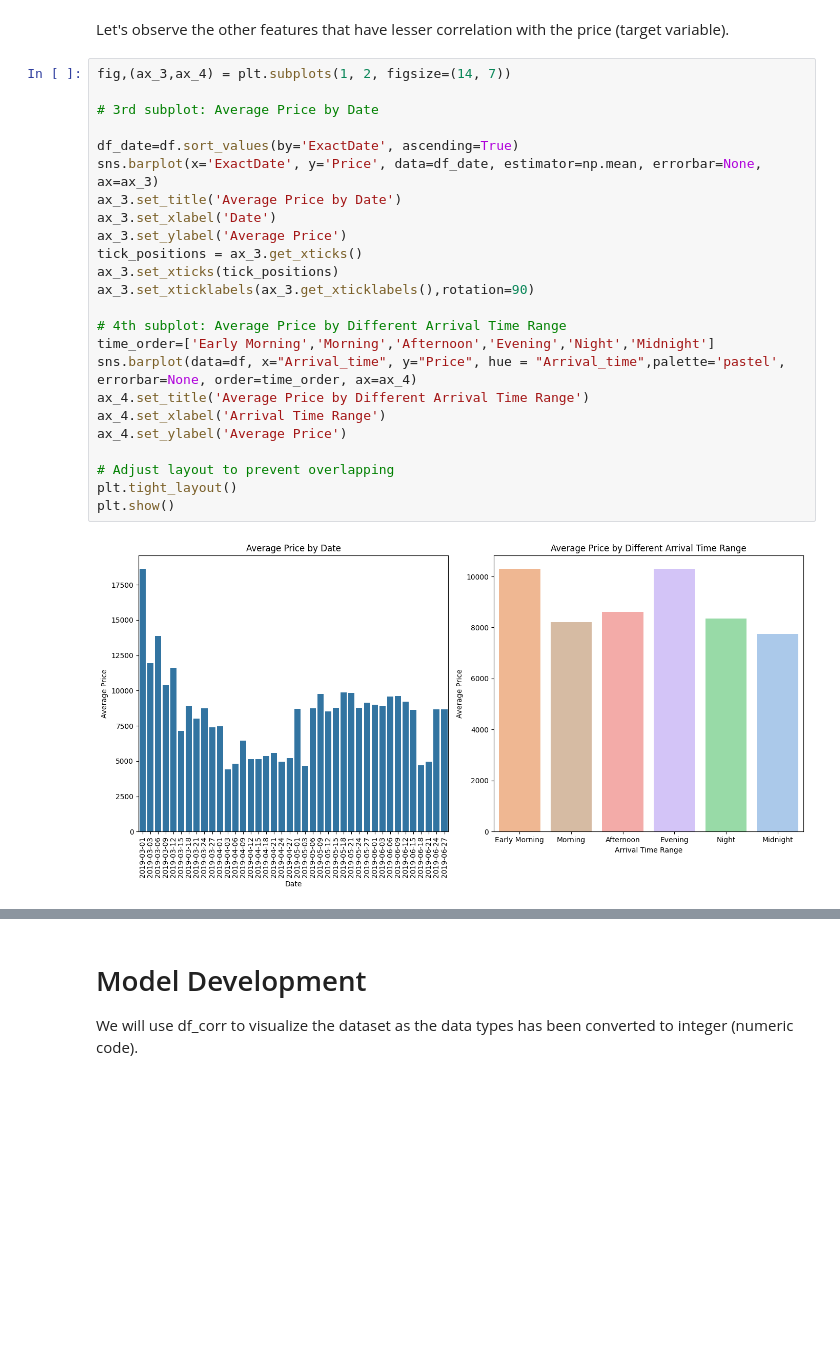
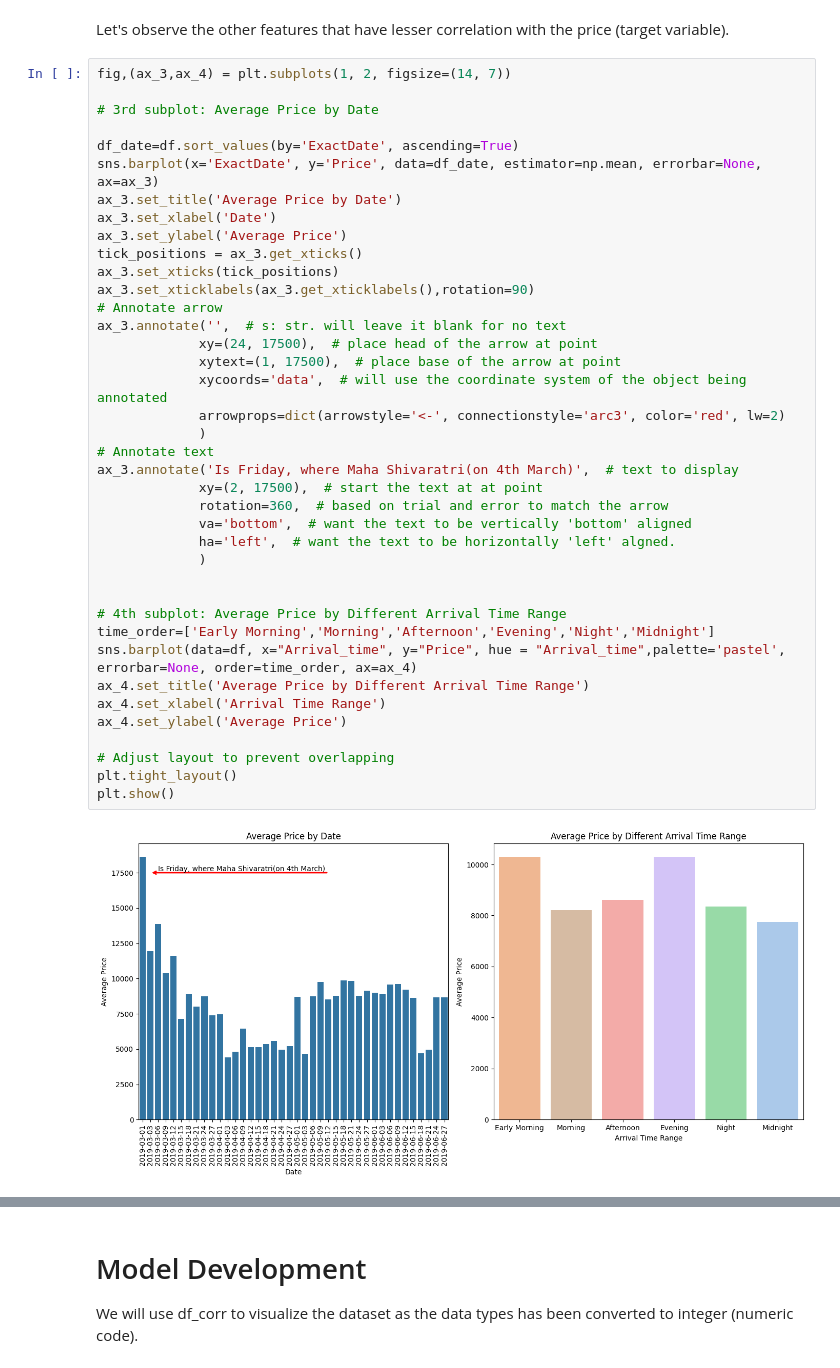
Before and after one commit to taychangjing/data-analysis-exploratory-projects, a Jupyter notebook: flight_price_pred/Untitled.ipynb, the cells around one changed output, grey strips where cells are left out. Drawn from its saved outputs; the diff is of its cells as text; blank space fills up the shorter version.

```diff
--- a/flight_price_pred/Untitled.ipynb
+++ b/flight_price_pred/Untitled.ipynb
@@ -209,26 +226,41 @@ Let's observe the other features that have lesser correlation with the price (ta
 # %%
 fig,(ax_3,ax_4) = plt.subplots(1, 2, figsize=(14, 7))
 
 # 3rd subplot: Average Price by Date
 
 df_date=df.sort_values(by='ExactDate', ascending=True)
 sns.barplot(x='ExactDate', y='Price', data=df_date, estimator=np.mean, errorbar=None, ax=ax_3)
 ax_3.set_title('Average Price by Date')
 ax_3.set_xlabel('Date')
 ax_3.set_ylabel('Average Price')
 tick_positions = ax_3.get_xticks()
 ax_3.set_xticks(tick_positions)
 ax_3.set_xticklabels(ax_3.get_xticklabels(),rotation=90)
+# Annotate arrow
+ax_3.annotate('',  # s: str. will leave it blank for no text
+             xy=(24, 17500),  # place head of the arrow at point
+             xytext=(1, 17500),  # place base of the arrow at point
+             xycoords='data',  # will use the coordinate system of the object being annotated
+             arrowprops=dict(arrowstyle='<-', connectionstyle='arc3', color='red', lw=2)
+             )
+# Annotate text
+ax_3.annotate('Is Friday, where Maha Shivaratri(on 4th March)',  # text to display
+             xy=(2, 17500),  # start the text at at point
+             rotation=360,  # based on trial and error to match the arrow
+             va='bottom',  # want the text to be vertically 'bottom' aligned
+             ha='left',  # want the text to be horizontally 'left' algned.
+             )
+
 
 # 4th subplot: Average Price by Different Arrival Time Range
 time_order=['Early Morning','Morning','Afternoon','Evening','Night','Midnight']
 sns.barplot(data=df, x="Arrival_time", y="Price", hue = "Arrival_time",palette='pastel', errorbar=None, order=time_order, ax=ax_4)
 ax_4.set_title('Average Price by Different Arrival Time Range')
 ax_4.set_xlabel('Arrival Time Range')
 ax_4.set_ylabel('Average Price')
 
 # Adjust layout to prevent overlapping
 plt.tight_layout()
 plt.show()
 # %% [output]
-[figure, old version]
+[figure, new version]
```
Also changed, not shown: parts of 9 cells of this notebook, 1 other file.
